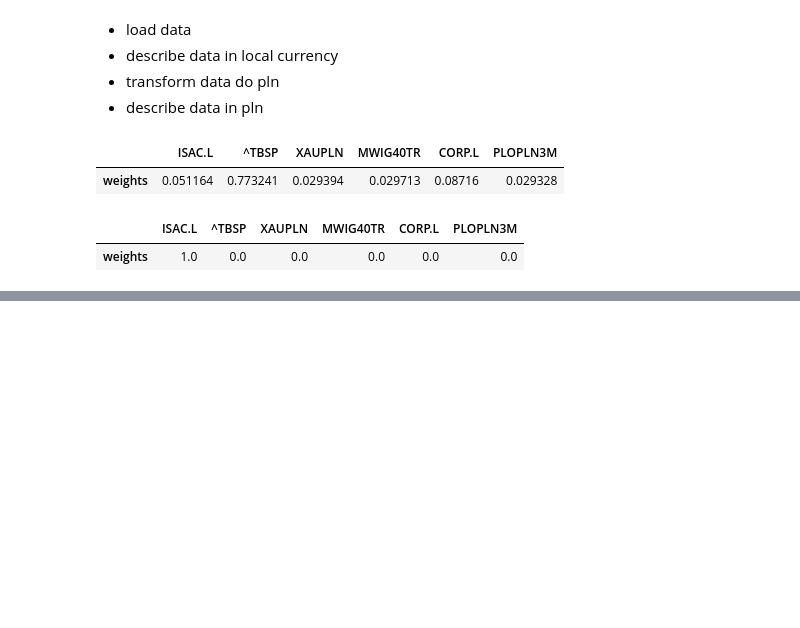
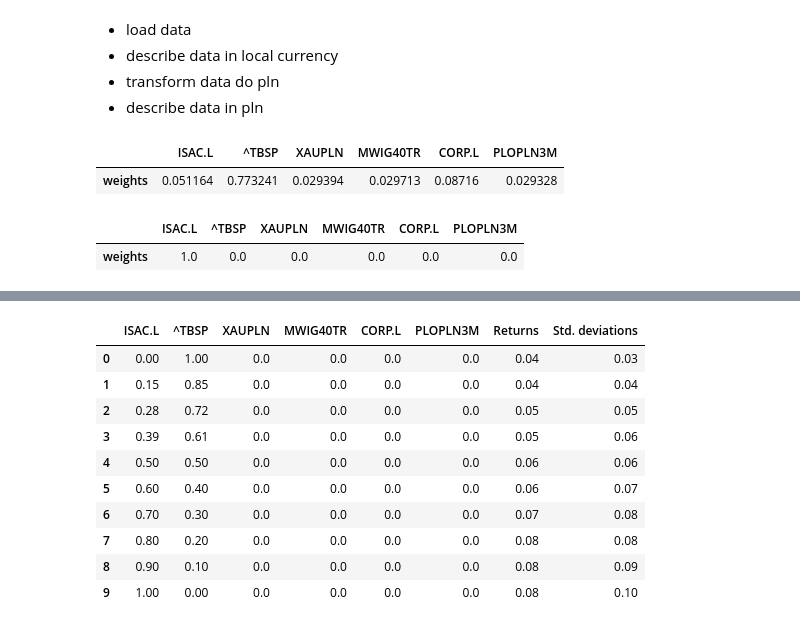
Before and after one commit to msz13/Goal-Based-Investing, a Jupyter notebook: esg/preproccessing.ipynb, the cells around one changed output, grey strips where cells are left out. Cells and saved outputs as stored; diff of their text form; code cells hidden in the pictures; blank space fills up the shorter version.

```diff
--- a/esg/preproccessing.ipynb
+++ b/esg/preproccessing.ipynb
@@ -222,3 +257,17 @@ ValueError: matrices are not aligned
+# %%
+frontier_performance(frontier_1_5_sh,mu,shrinked_cov)
+# %% [output]
+|  | ISAC.L | ^TBSP | XAUPLN | MWIG40TR | CORP.L | PLOPLN3M | Returns | Std. deviations |
+| 0 | 0.00 | 1.00 | 0.0 | 0.0 | 0.0 | 0.0 | 0.04 | 0.03 |
+| 1 | 0.15 | 0.85 | 0.0 | 0.0 | 0.0 | 0.0 | 0.04 | 0.04 |
+| 2 | 0.28 | 0.72 | 0.0 | 0.0 | 0.0 | 0.0 | 0.05 | 0.05 |
+| 3 | 0.39 | 0.61 | 0.0 | 0.0 | 0.0 | 0.0 | 0.05 | 0.06 |
+| 4 | 0.50 | 0.50 | 0.0 | 0.0 | 0.0 | 0.0 | 0.06 | 0.06 |
+| 5 | 0.60 | 0.40 | 0.0 | 0.0 | 0.0 | 0.0 | 0.06 | 0.07 |
+| 6 | 0.70 | 0.30 | 0.0 | 0.0 | 0.0 | 0.0 | 0.07 | 0.08 |
+| 7 | 0.80 | 0.20 | 0.0 | 0.0 | 0.0 | 0.0 | 0.08 | 0.08 |
+| 8 | 0.90 | 0.10 | 0.0 | 0.0 | 0.0 | 0.0 | 0.08 | 0.09 |
+| 9 | 1.00 | 0.00 | 0.0 | 0.0 | 0.0 | 0.0 | 0.08 | 0.10 |
 # %%
 mu = expected_returns
 cov = pln_returns[60:120][assets].cov()
```
Also changed, not shown: parts of 14 cells of this notebook.
